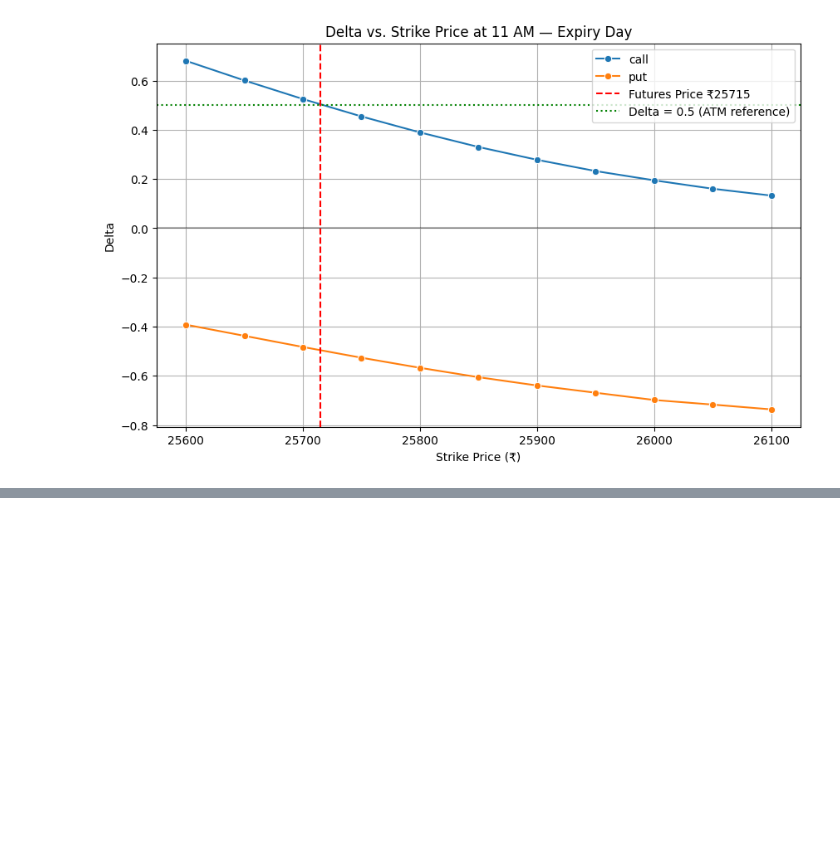
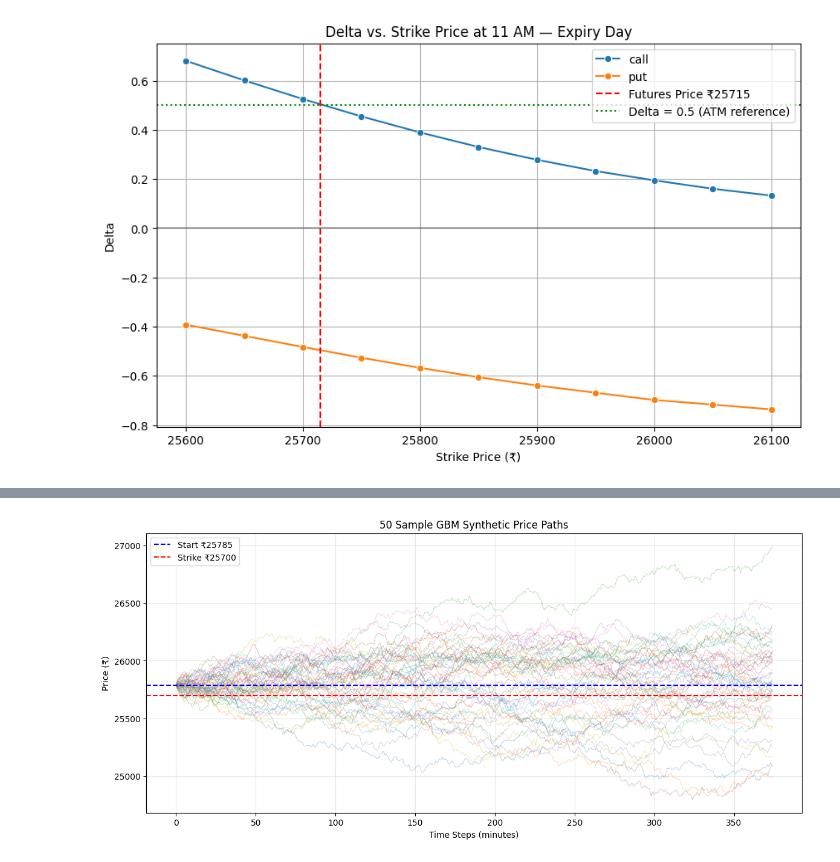
Before and after one commit to adityagupta2107/Delta-Hedging-Adversarial-Stock-Path-Generation-Simulator, a Jupyter notebook: projectNotebook.ipynb, the cells around one changed output, grey strips where cells are left out. Saved outputs shown, nothing was run; the diff lists cells and outputs as text; code cells hidden in the pictures; blank space fills up the shorter version.

```diff
--- a/projectNotebook.ipynb
+++ b/projectNotebook.ipynb
@@ -407,0 +749,89 @@ plt.show()
+# %%
+import numpy as np
+import pandas as pd
+import matplotlib.pyplot as plt
+
+# Fix S0 to rupees
+S0        = time_series_merged['last_trade_price_fut'].iloc[0] / 100
+num_steps = len(time_series_merged) - 1
+
+print(f"S0 (starting price): ₹{S0:.2f}")
+print(f"Number of steps: {num_steps}")
+
+# Calculate total time in years
+time_diff = (
+    time_series_merged['observation_datetime'].iloc[-1] -
+    time_series_merged['observation_datetime'].iloc[0]
+).total_seconds()
+
+T_total_years = time_diff / (365.25 * 24 * 3600)
+dt = T_total_years / num_steps
+
+print(f"Total time (years): {T_total_years:.6f}")
+print(f"dt per minute (years): {dt:.8f}")
+
+# GBM Parameters
+mu        = r      # 0.05 risk free rate
+sigma     = 0.6    # 60% volatility
+num_paths = 1000   # number of synthetic paths
+
+# GBM path generator function
+def generate_gbm_path(S0, mu, sigma, dt, num_steps):
+    """
+    Generates a single price path using Geometric Brownian Motion.
+
+    S_{t+1} = S_t * exp((mu - 0.5*sigma^2)*dt + sigma*sqrt(dt)*Z)
+
+    Parameters:
+        S0        : starting price
+        mu        : drift (risk-free rate)
+        sigma     : volatility
+        dt        : time step in years
+        num_steps : number of time steps
+
+    Returns:
+        prices : array of length num_steps+1
+    """
+    prices    = np.zeros(num_steps + 1)
+    prices[0] = S0
+
+    for i in range(1, num_steps + 1):
+        Z          = np.random.normal(0, 1)
+        prices[i]  = prices[i-1] * np.exp(
+            (mu - 0.5 * sigma**2) * dt + sigma * np.sqrt(dt) * Z
+        )
+    return prices
+
+# Generate 1000 paths
+np.random.seed(42)  # for reproducibility
+synthetic_price_paths = []
+
+for _ in range(num_paths):
+    path = generate_gbm_path(S0, mu, sigma, dt, num_steps)
+    synthetic_price_paths.append(path)
+
+synthetic_price_paths = np.array(synthetic_price_paths)
+
+print(f"\nGenerated {num_paths} synthetic price paths.")
+print(f"Each path has {num_steps + 1} points.")
+print(f"Shape of paths array: {synthetic_price_paths.shape}")
+print(f"Initial price  (S0)  : ₹{S0:.2f}")
+print(f"Drift          (mu)  : {mu}")
+print(f"Volatility     (sigma): {sigma}")
+print(f"Time step      (dt)  : {dt:.8f} years")
+
+# Plot first 50 paths to visualize
+plt.figure(figsize=(14, 6))
+for i in range(50):
+    plt.plot(synthetic_price_paths[i], alpha=0.3, linewidth=0.8)
+
+plt.axhline(y=S0,              color='blue',  linestyle='--', linewidth=1.5, label=f'Start ₹{S0:.0f}')
+plt.axhline(y=target_strike_rs, color='red',   linestyle='--', linewidth=1.5, label=f'Strike ₹{target_strike_rs:.0f}')
+
+plt.title('50 Sample GBM Synthetic Price Paths')
+plt.xlabel('Time Steps (minutes)')
+plt.ylabel('Price (₹)')
+plt.legend()
+plt.grid(True, alpha=0.3)
+plt.show()
+# %% [output]
@@ -407,0 +850 @@ plt.show()
+[figure, added]
```
Also changed, not shown: parts of 13 cells of this notebook.
